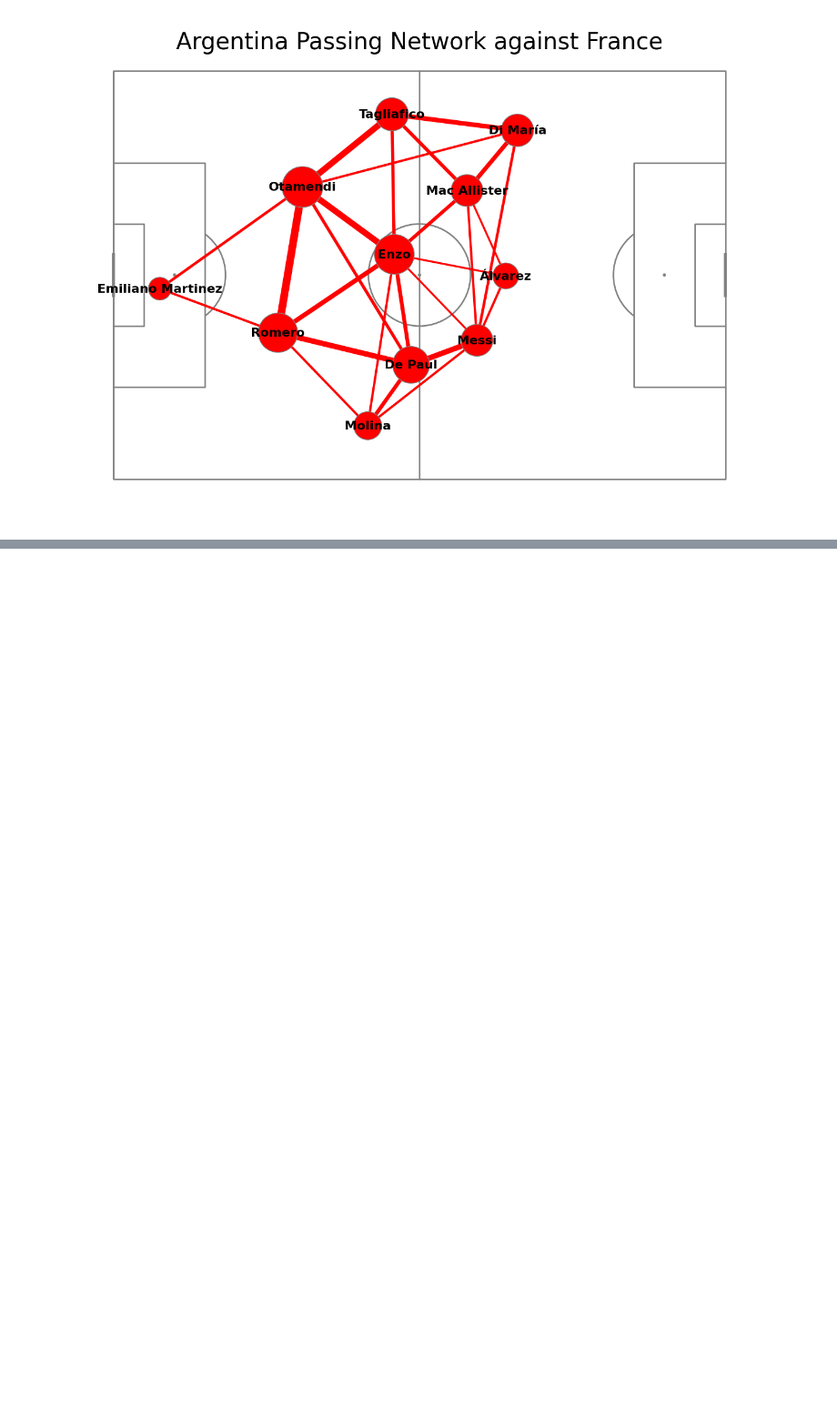
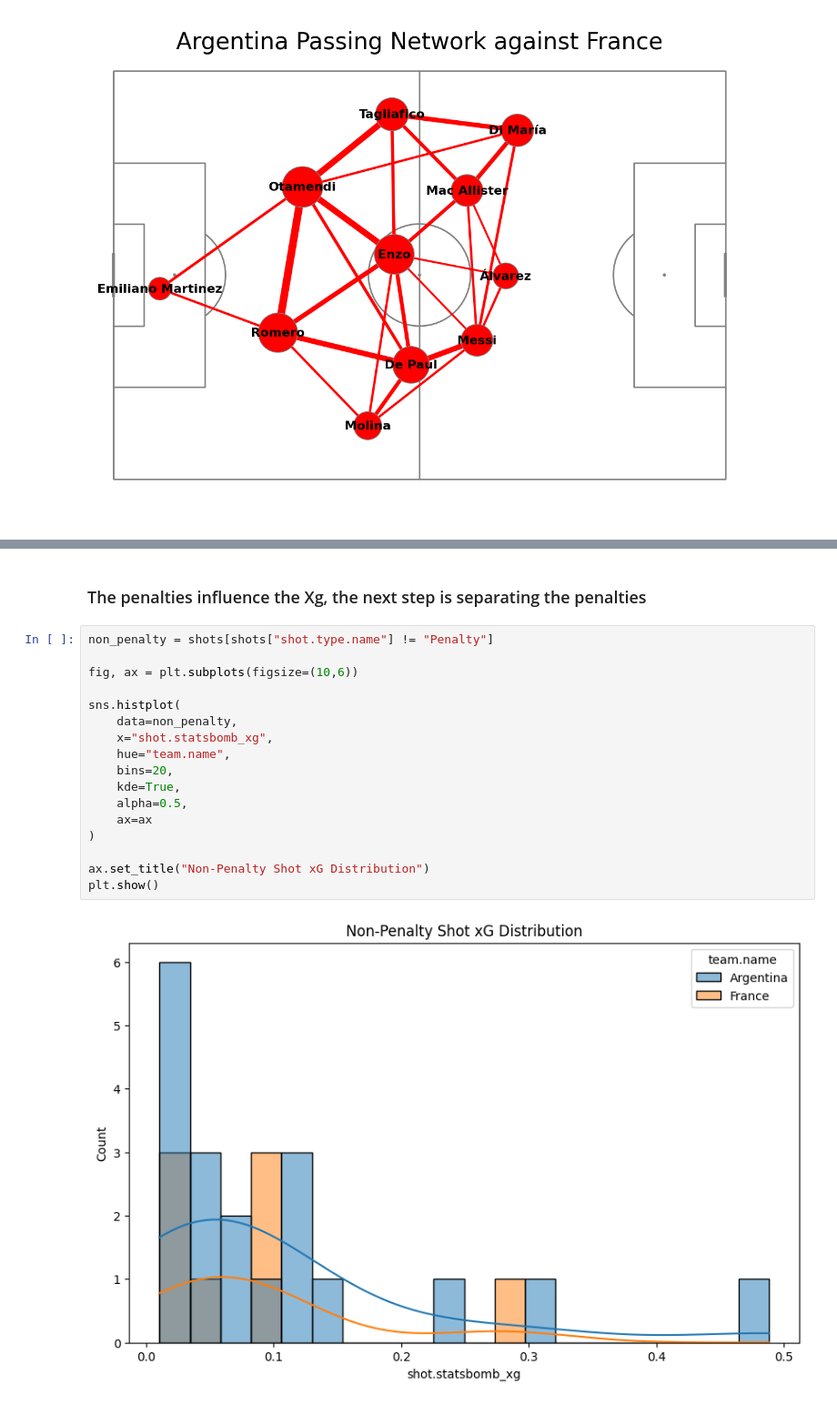
Before and after one commit to AliKhaled98/soccer-analytics, a Jupyter notebook: notebooks/soccereda.ipynb, the cells around one changed output, grey strips where cells are left out. Shown at 91% size. Drawn from its saved outputs; the diff is of its cells as text; blank space fills up the shorter version.

```diff
--- a/notebooks/soccereda.ipynb
+++ b/notebooks/soccereda.ipynb
@@ -650,0 +680,21 @@ plt.show()
+# %% [markdown]
+### The penalties influence the Xg, the next step is separating the penalties
+# %%
+non_penalty = shots[shots["shot.type.name"] != "Penalty"]
+
+fig, ax = plt.subplots(figsize=(10,6))
+
+sns.histplot(
+    data=non_penalty,
+    x="shot.statsbomb_xg",
+    hue="team.name",
+    bins=20,
+    kde=True,
+    alpha=0.5,
+    ax=ax
+)
+
+ax.set_title("Non-Penalty Shot xG Distribution")
+plt.show()
+# %% [output]
+[figure, added]
```
Also changed, not shown: parts of 6 cells of this notebook, 1 other file.
